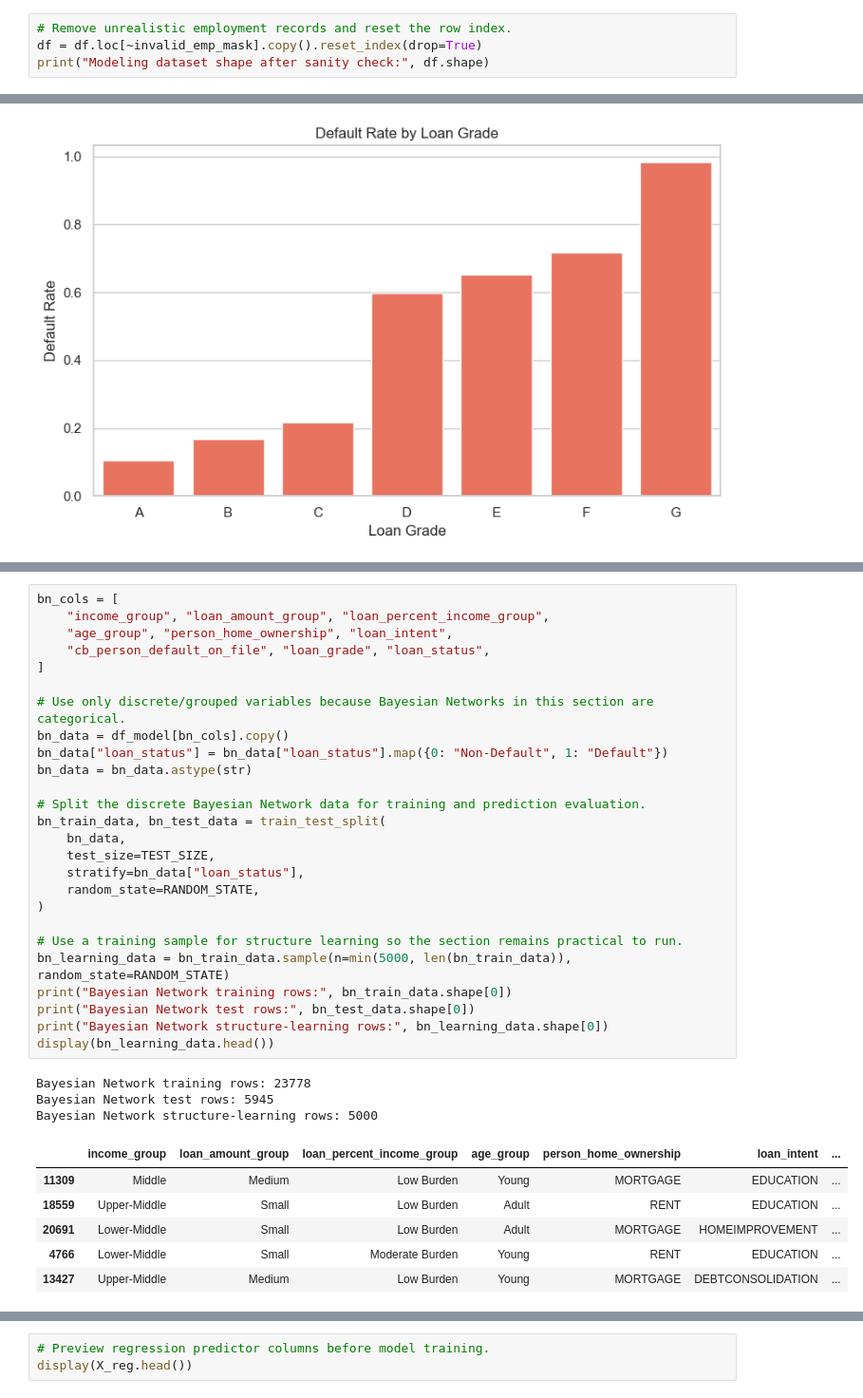
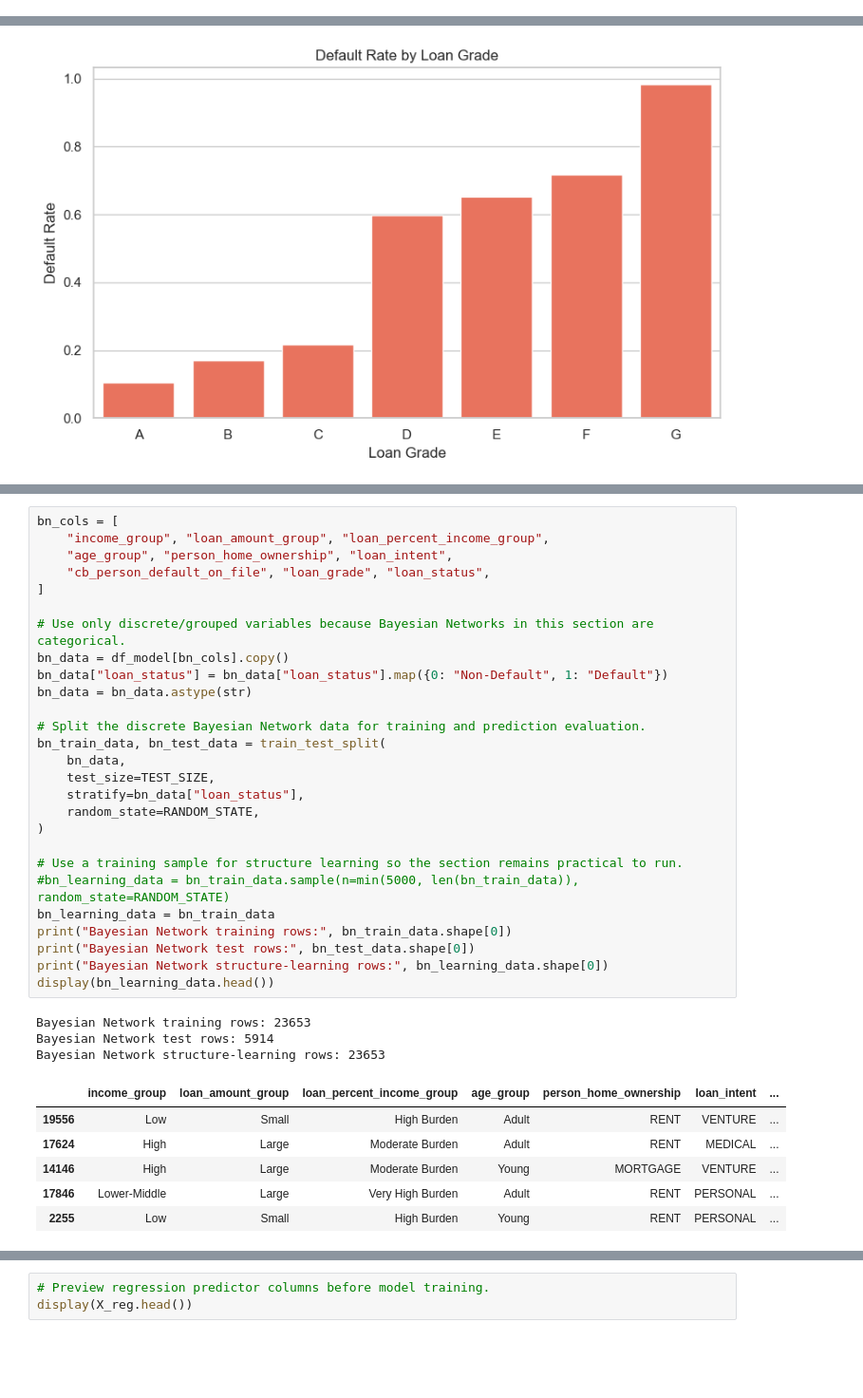
Before and after one commit to diaeshantony-usd/applied-statistics-and-ai-team-project, a Jupyter notebook: 02_Model_Selection/B_Feature_Engineering_Preprocessing_and_ML.ipynb, the cells around one changed output, grey strips where cells are left out. Shown at 95% size. Drawn from its saved outputs; the diff is of its cells as text; blank space fills up the shorter version.

```diff
--- a/02_Model_Selection/B_Feature_Engineering_Preprocessing_and_ML.ipynb
+++ b/02_Model_Selection/B_Feature_Engineering_Preprocessing_and_ML.ipynb
@@ -259,4 +168,0 @@ Rows where person_emp_length > person_age: 1
-# %%
-# Remove unrealistic employment records and reset the row index.
-df = df.loc[~invalid_emp_mask].copy().reset_index(drop=True)
-print("Modeling dataset shape after sanity check:", df.shape)
@@ -665,39 +549,40 @@ pgmpy imported successfully. Bayesian Network structure learning is available.
 # %%
 bn_cols = [
     "income_group", "loan_amount_group", "loan_percent_income_group",
     "age_group", "person_home_ownership", "loan_intent",
     "cb_person_default_on_file", "loan_grade", "loan_status",
 ]
 
 # Use only discrete/grouped variables because Bayesian Networks in this section are categorical.
 bn_data = df_model[bn_cols].copy()
 bn_data["loan_status"] = bn_data["loan_status"].map({0: "Non-Default", 1: "Default"})
 bn_data = bn_data.astype(str)
 
 # Split the discrete Bayesian Network data for training and prediction evaluation.
 bn_train_data, bn_test_data = train_test_split(
     bn_data,
     test_size=TEST_SIZE,
     stratify=bn_data["loan_status"],
     random_state=RANDOM_STATE,
 )
 
 # Use a training sample for structure learning so the section remains practical to run.
-bn_learning_data = bn_train_data.sample(n=min(5000, len(bn_train_data)), random_state=RANDOM_STATE)
+#bn_learning_data = bn_train_data.sample(n=min(5000, len(bn_train_data)), random_state=RANDOM_STATE)
+bn_learning_data = bn_train_data
 print("Bayesian Network training rows:", bn_train_data.shape[0])
 print("Bayesian Network test rows:", bn_test_data.shape[0])
 print("Bayesian Network structure-learning rows:", bn_learning_data.shape[0])
 display(bn_learning_data.head())
 # %% [output]
-Bayesian Network training rows: 23778
-Bayesian Network test rows: 5945
-Bayesian Network structure-learning rows: 5000
+Bayesian Network training rows: 23653
+Bayesian Network test rows: 5914
+Bayesian Network structure-learning rows: 23653
 |  | income_group | loan_amount_group | loan_percent_income_group | age_group | person_home_ownership | loan_intent | ... |
-| 11309 | Middle | Medium | Low Burden | Young | MORTGAGE | EDUCATION | ... |
-| 18559 | Upper-Middle | Small | Low Burden | Adult | RENT | EDUCATION | ... |
-| 20691 | Lower-Middle | Small | Low Burden | Adult | MORTGAGE | HOMEIMPROVEMENT | ... |
-| 4766 | Lower-Middle | Small | Moderate Burden | Young | RENT | EDUCATION | ... |
-| 13427 | Upper-Middle | Medium | Low Burden | Young | MORTGAGE | DEBTCONSOLIDATION | ... |
+| 19556 | Low | Small | High Burden | Adult | RENT | VENTURE | ... |
+| 17624 | High | Large | Moderate Burden | Adult | RENT | MEDICAL | ... |
+| 14146 | High | Large | Moderate Burden | Young | MORTGAGE | VENTURE | ... |
+| 17846 | Lower-Middle | Large | Very High Burden | Adult | RENT | PERSONAL | ... |
+| 2255 | Low | Small | High Burden | Young | RENT | PERSONAL | ... |
 # %%
 bn_model = None
 bn_edges = []
```
Also changed, not shown: parts of 122 cells of this notebook, 5 other files.
